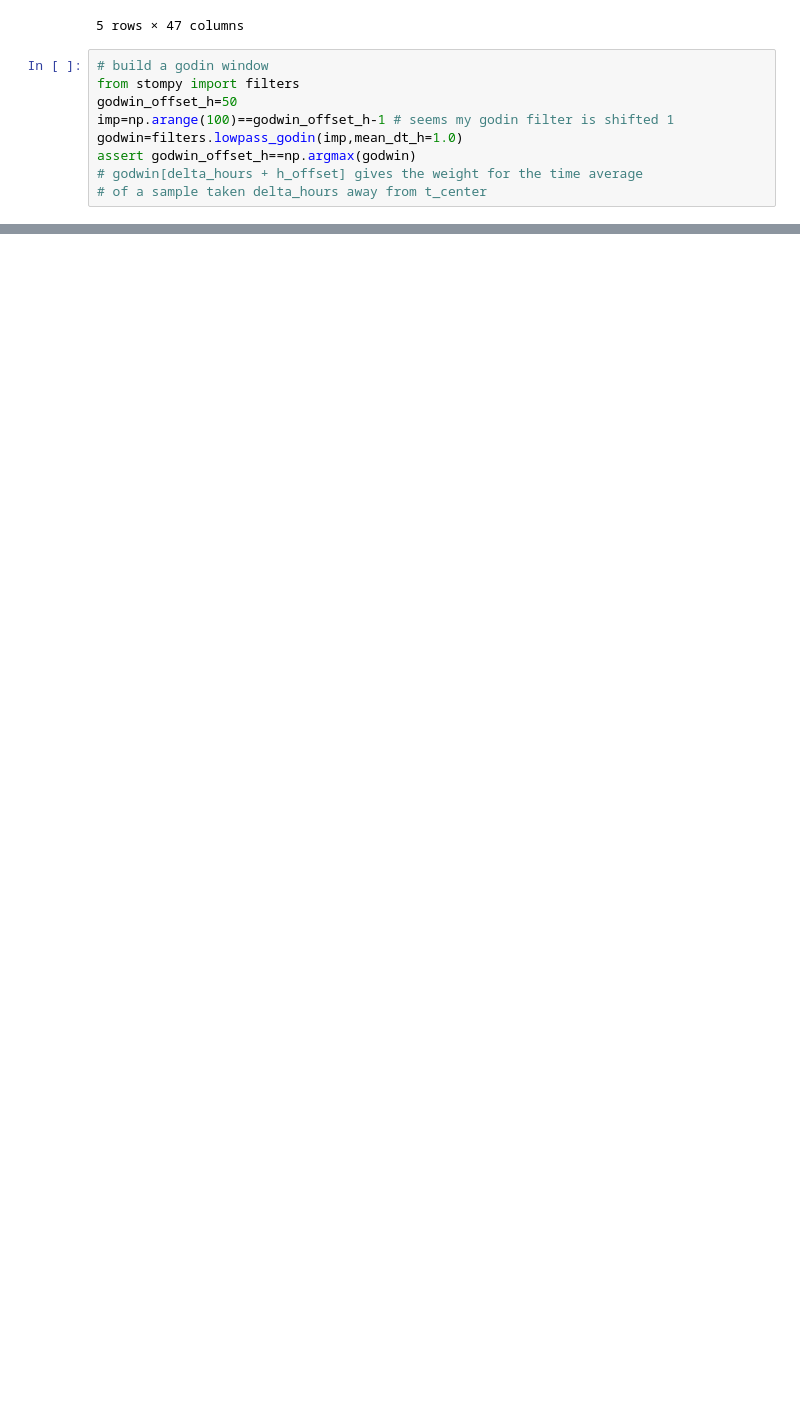
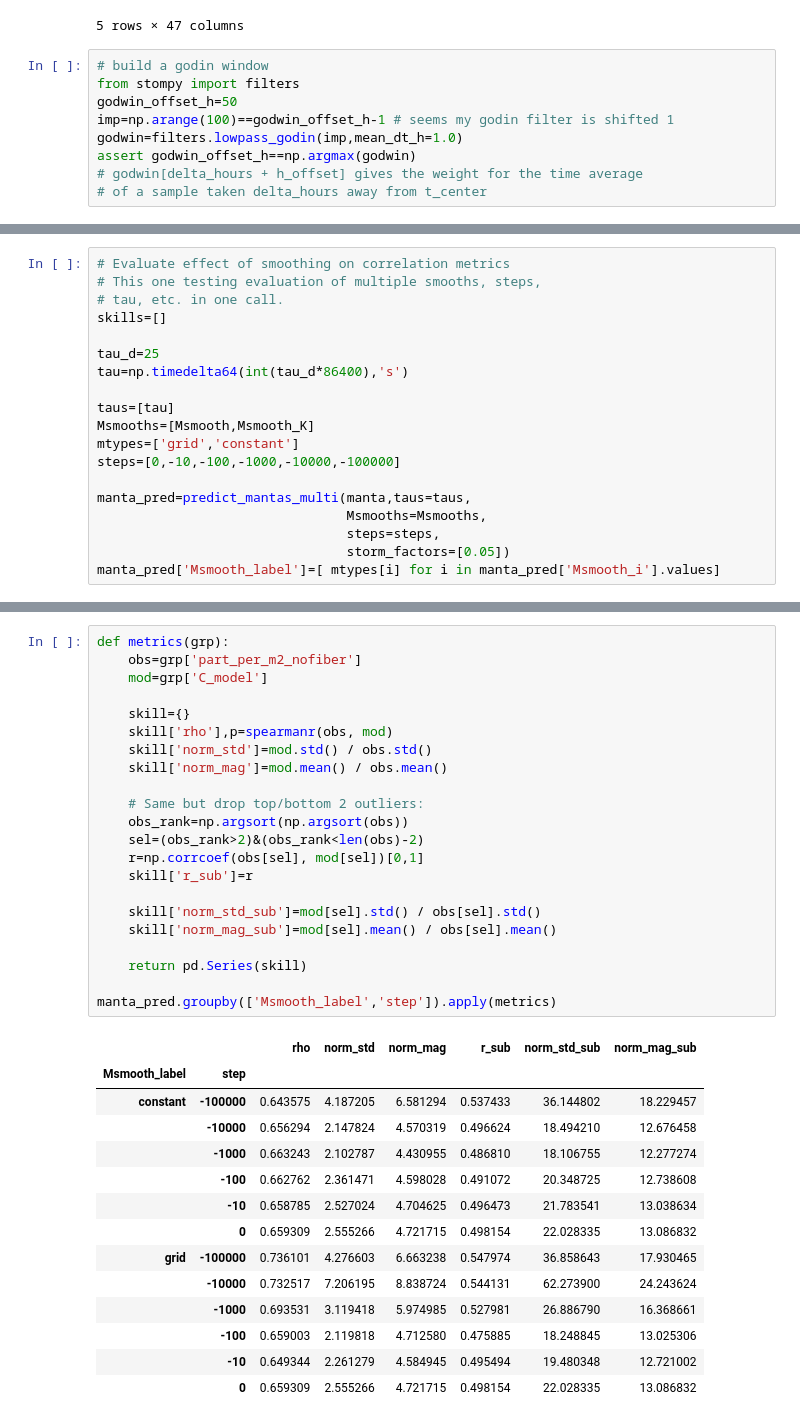
Before and after one commit to rustychris/microplastic_sfbay, a Jupyter notebook: postprocess/postproc_nosql_v01_dask.ipynb, the cells around one changed output, grey strips where cells are left out. Saved outputs shown, nothing was run; the diff lists cells and outputs as text; blank space fills up the shorter version.

```diff
--- a/postprocess/postproc_nosql_v01_dask.ipynb
+++ b/postprocess/postproc_nosql_v01_dask.ipynb
@@ -559,0 +490,19 @@ Next Steps
+# %%
+# Evaluate effect of smoothing on correlation metrics
+# This one testing evaluation of multiple smooths, steps,
+# tau, etc. in one call.
+skills=[]
+
+tau_d=25
+tau=np.timedelta64(int(tau_d*86400),'s')
+
+taus=[tau]
+Msmooths=[Msmooth,Msmooth_K]
+mtypes=['grid','constant']
+steps=[0,-10,-100,-1000,-10000,-100000]
+
+manta_pred=predict_mantas_multi(manta,taus=taus,
+                                Msmooths=Msmooths,
+                                steps=steps,
+                                storm_factors=[0.05])
+manta_pred['Msmooth_label']=[ mtypes[i] for i in manta_pred['Msmooth_i'].values]
@@ -559,0 +623,37 @@ Next Steps
+# %%
+def metrics(grp):
+    obs=grp['part_per_m2_nofiber']
+    mod=grp['C_model']
+
+    skill={}
+    skill['rho'],p=spearmanr(obs, mod)
+    skill['norm_std']=mod.std() / obs.std()
+    skill['norm_mag']=mod.mean() / obs.mean()
+
+    # Same but drop top/bottom 2 outliers:
+    obs_rank=np.argsort(np.argsort(obs))
+    sel=(obs_rank>2)&(obs_rank<len(obs)-2)
+    r=np.corrcoef(obs[sel], mod[sel])[0,1]
+    skill['r_sub']=r
+
+    skill['norm_std_sub']=mod[sel].std() / obs[sel].std()
+    skill['norm_mag_sub']=mod[sel].mean() / obs[sel].mean()
+
+    return pd.Series(skill)
+
+manta_pred.groupby(['Msmooth_label','step']).apply(metrics)
+# %% [output]
+|  |  | rho | norm_std | norm_mag | r_sub | norm_std_sub | norm_mag_sub |
+| Msmooth_label | step |  |  |  |  |  |  |
+| constant | -100000 | 0.643575 | 4.187205 | 6.581294 | 0.537433 | 36.144802 | 18.229457 |
+|  | -10000 | 0.656294 | 2.147824 | 4.570319 | 0.496624 | 18.494210 | 12.676458 |
+|  | -1000 | 0.663243 | 2.102787 | 4.430955 | 0.486810 | 18.106755 | 12.277274 |
+|  | -100 | 0.662762 | 2.361471 | 4.598028 | 0.491072 | 20.348725 | 12.738608 |
+|  | -10 | 0.658785 | 2.527024 | 4.704625 | 0.496473 | 21.783541 | 13.038634 |
+|  | 0 | 0.659309 | 2.555266 | 4.721715 | 0.498154 | 22.028335 | 13.086832 |
+| grid | -100000 | 0.736101 | 4.276603 | 6.663238 | 0.547974 | 36.858643 | 17.930465 |
+|  | -10000 | 0.732517 | 7.206195 | 8.838724 | 0.544131 | 62.273900 | 24.243624 |
+|  | -1000 | 0.693531 | 3.119418 | 5.974985 | 0.527981 | 26.886790 | 16.368661 |
+|  | -100 | 0.659003 | 2.119818 | 4.712580 | 0.475885 | 18.248845 | 13.025306 |
+|  | -10 | 0.649344 | 2.261279 | 4.584945 | 0.495494 | 19.480348 | 12.721002 |
+|  | 0 | 0.659309 | 2.555266 | 4.721715 | 0.498154 | 22.028335 | 13.086832 |
```
Also changed, not shown: parts of 43 cells of this notebook, 3 other files.
